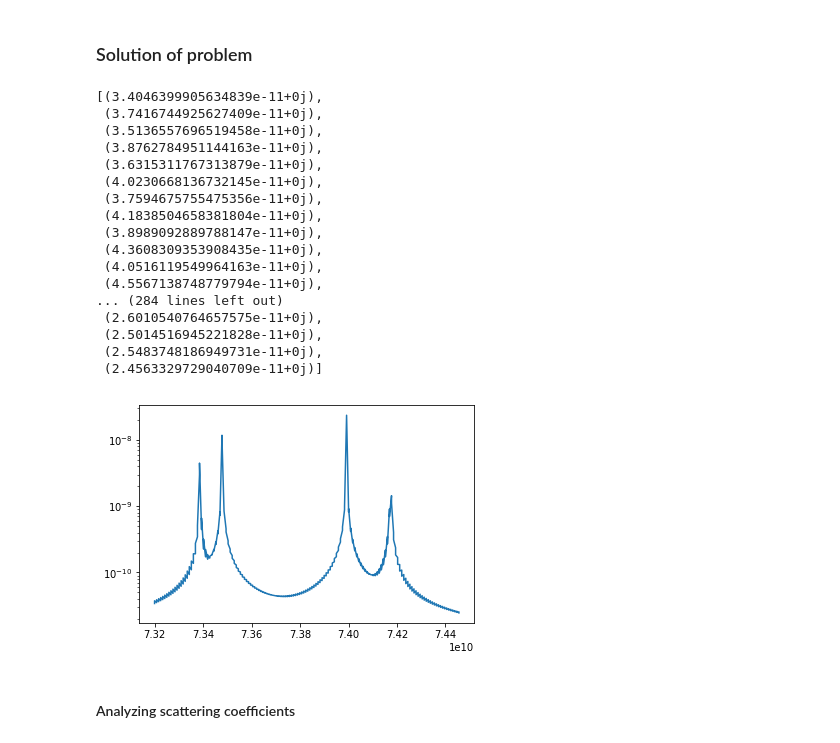
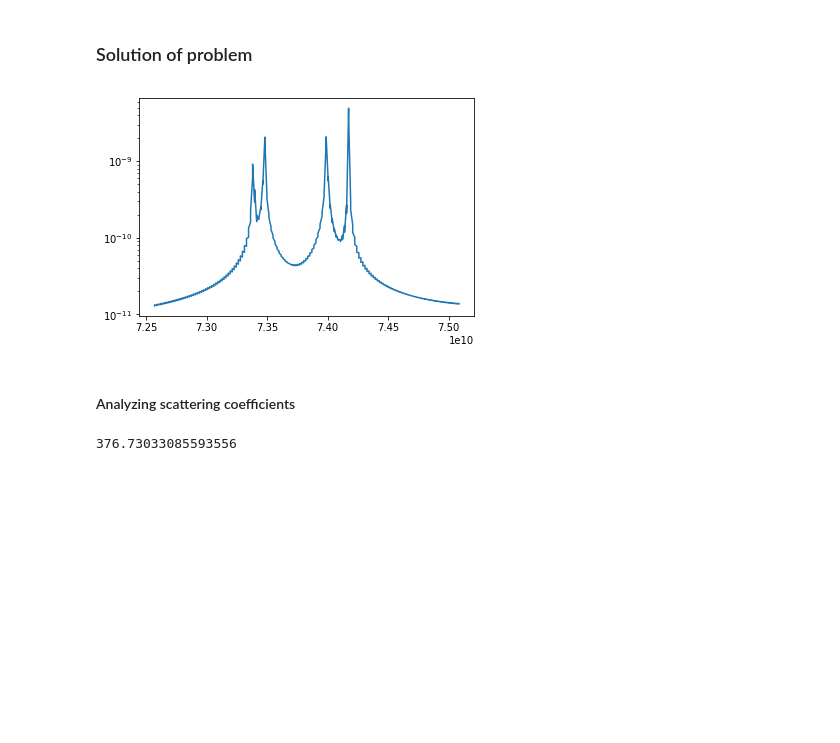
Before and after one commit to FMatti/Maxwell-MRI, a Jupyter notebook: examples/circular_waveguide_filter/circular_waveguide_filter.ipynb, the cells around one changed output. Saved outputs shown, nothing was run; the diff lists cells and outputs as text; code cells hidden in the pictures; blank space fills up the shorter version.

```diff
--- a/examples/circular_waveguide_filter/circular_waveguide_filter.ipynb
+++ b/examples/circular_waveguide_filter/circular_waveguide_filter.ipynb
@@ -67,33 +68,16 @@ CWF.setup()
 # %%
 #a = 2*np.pi*9.5e+9
 #b = 2*np.pi*11e+9
-a = 2*np.pi*1.165e+10
-b = 2*np.pi*1.185e+10
+a = 2*np.pi*1.155e+10
+b = 2*np.pi*1.195e+10
 fig, ax = plt.subplots(figsize=(6, 4), sharex=True)
 omegas = np.linspace(a, b, 150)
-CWF.solve(omegas, solver='fenics')
-CWF.save_solution('snapshots/linspace_1.165e+10_1.185e+10_200_fine.obj')
-#CWF.load_solution('snapshots/linspace_1.165e+10_1.195e+10_100.obj')
-helpers.plot_solution_norms(ax, CWF, VS)
+#CWF.solve(omegas, solver='fenics')
+#CWF.save_solution('snapshots/linspace_1.155e+10_1.195e+10_150.obj')
+CWF.load_solution('snapshots/linspace_1.155e+10_1.195e+10_150.obj')
+_ = helpers.plot_solution_norms(ax, CWF, VS)
 # %% [output]
-[(3.4046399905634839e-11+0j),
- (3.7416744925627409e-11+0j),
- (3.5136557696519458e-11+0j),
- (3.8762784951144163e-11+0j),
- (3.6315311767313879e-11+0j),
- (4.0230668136732145e-11+0j),
- (3.7594675755475356e-11+0j),
- (4.1838504658381804e-11+0j),
- (3.8989092889788147e-11+0j),
- (4.3608309353908435e-11+0j),
- (4.0516119549964163e-11+0j),
- (4.5567138748779794e-11+0j),
-... (284 lines left out)
- (2.6010540764657575e-11+0j),
- (2.5014516945221828e-11+0j),
- (2.5483748186949731e-11+0j),
- (2.4563329729040709e-11+0j)]
-[figure, old version]
+[figure, new version]
 # %% [markdown]
 #### Analyzing scattering coefficients
 # %%
@@ -108,4 +92,10 @@ def get_interpolatory_solutions(omega, CWF_L, CWF_R, VS):
     U_MRI[::2] = U_MRI_L
     U_MRI[1::2] = U_MRI_R
     return U_MRI, MRI_L_hist, MRI_R_hist
+# %%
+mu = 4e-7*np.pi
+eps = 8.854187e-12
+np.sqrt(mu / eps)
+# %% [output]
+376.73033085593556
 # %%
```
Also changed, not shown: parts of 19 cells of this notebook, 3 other files.
